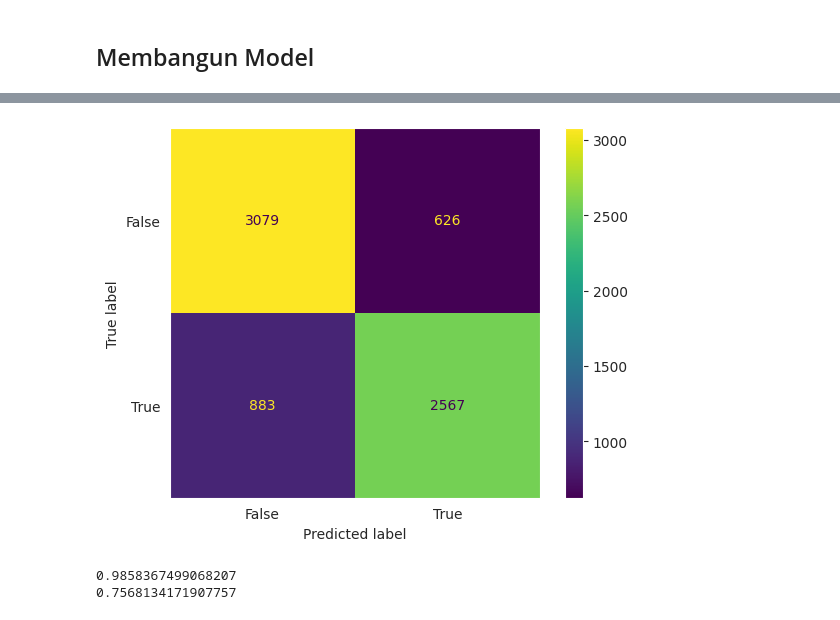
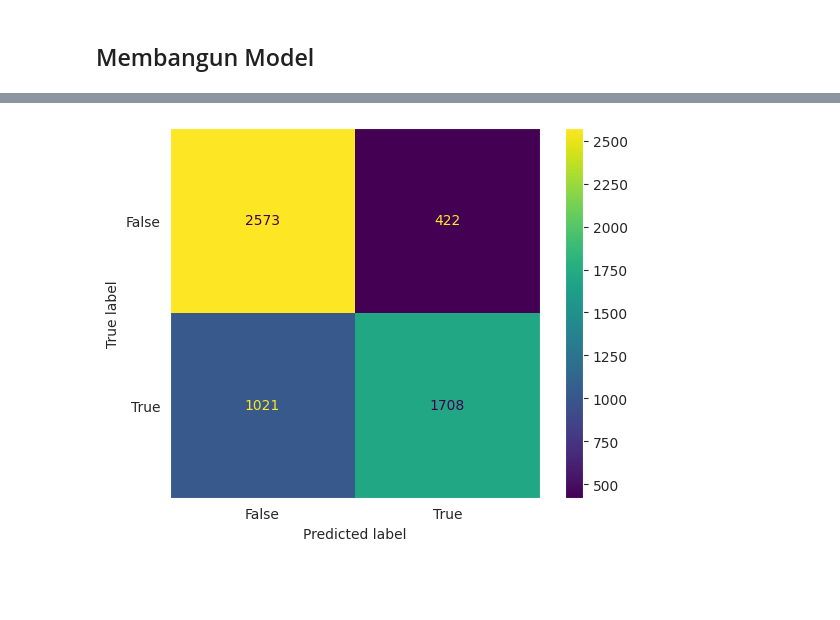
Before and after one commit to StephenJP14/Sarcasm-Detection-Models, a Jupyter notebook: Sarcasm_Detection.ipynb, the cells around one changed output, grey strips where cells are left out. Saved outputs shown, nothing was run; the diff lists cells and outputs as text; code cells hidden in the pictures; blank space fills up the shorter version.

```diff
--- a/Sarcasm_Detection.ipynb
+++ b/Sarcasm_Detection.ipynb
@@ -209,11 +221,12 @@ from sklearn.linear_model import LogisticRegression
 
 x_train, x_test, y_train, y_test = train_test_split(df['headline'],
 													df['is_sarcastic'],
-													test_size=0.25)
+													test_size=0.2, random_state=42)
+# train_test_split(X, y, test_size=0.2, random_state=42)
 # %%
 from sklearn.feature_extraction.text import TfidfVectorizer
 
-vectorization = TfidfVectorizer()
+vectorization = TfidfVectorizer(stop_words='english', max_df=0.7)
 x_train = vectorization.fit_transform(x_train)
 x_test = vectorization.transform(x_test)
 # %%
@@ -231,27 +258,24 @@ print(accuracy_score(y_test, model.predict(x_test)))
+# %%
+param_grid = {"n_estimators":[5,10,20,40],'criterion':['entropy', 'gini'], 'random_state':[0, 42]}
+forest = RandomForestClassifier()
+# gb_model = GradientBoostingClassifier()
+grid_model_forest = GridSearchCV(forest, param_grid)
+# forest = RandomForestClassifier(n_estimators = 10, criterion = 'entropy', random_state = 42)
+grid_model_forest.fit(x_train, y_train)
+print(grid_model_forest.best_params)
+
+# testing the model
+print(accuracy_score(y_train, forest.predict(x_train)))
+print(accuracy_score(y_test, forest.predict(x_test)))
 # %%
 # Confusion matrix of Results from Decision Tree classification
 from sklearn import metrics
-cm = metrics.confusion_matrix(y_test, model.predict(x_test))
+cm = metrics.confusion_matrix(y_test, forest.predict(x_test))
 
 cm_display = metrics.ConfusionMatrixDisplay(confusion_matrix=cm,
 											display_labels=[False, True])
 
 cm_display.plot()
 plt.show()
 # %% [output]
-[figure, old version]
+[figure, new version]
-# %%
-from sklearn.tree import DecisionTreeClassifier
-from sklearn.ensemble import RandomForestClassifier
-
-model = RandomForestClassifier(max_depth=1000, random_state=0)
-model.fit(x_train, y_train)
-
-
-
-# testing the model
-print(accuracy_score(y_train, model.predict(x_train)))
-print(accuracy_score(y_test, model.predict(x_test)))
-# %% [output]
-0.9858367499068207
-0.7568134171907757
```
Also changed, not shown: parts of 9 cells of this notebook.
